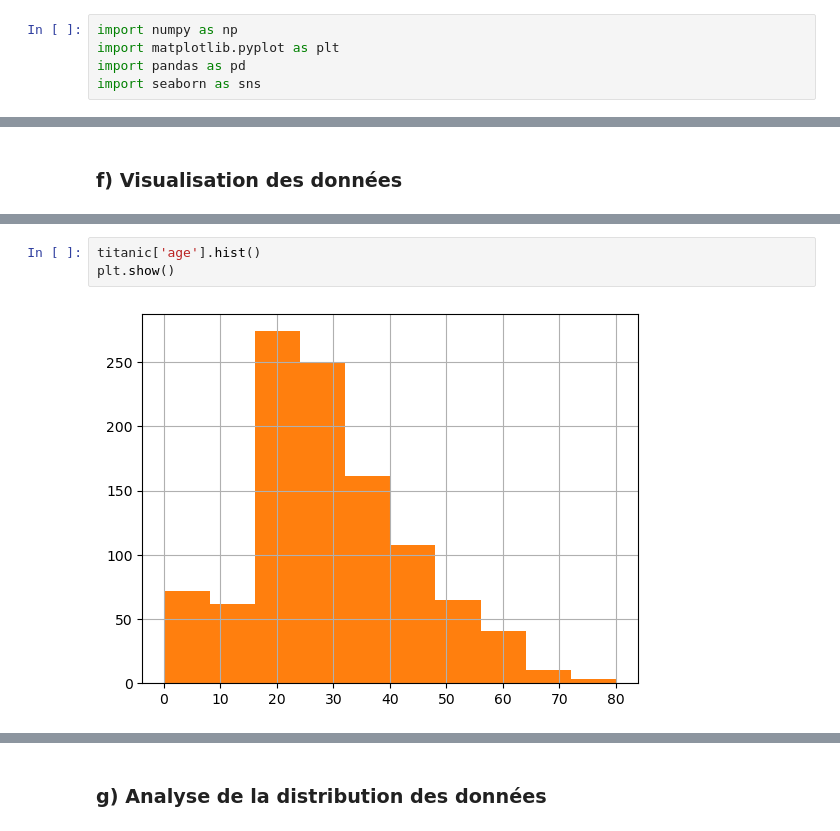
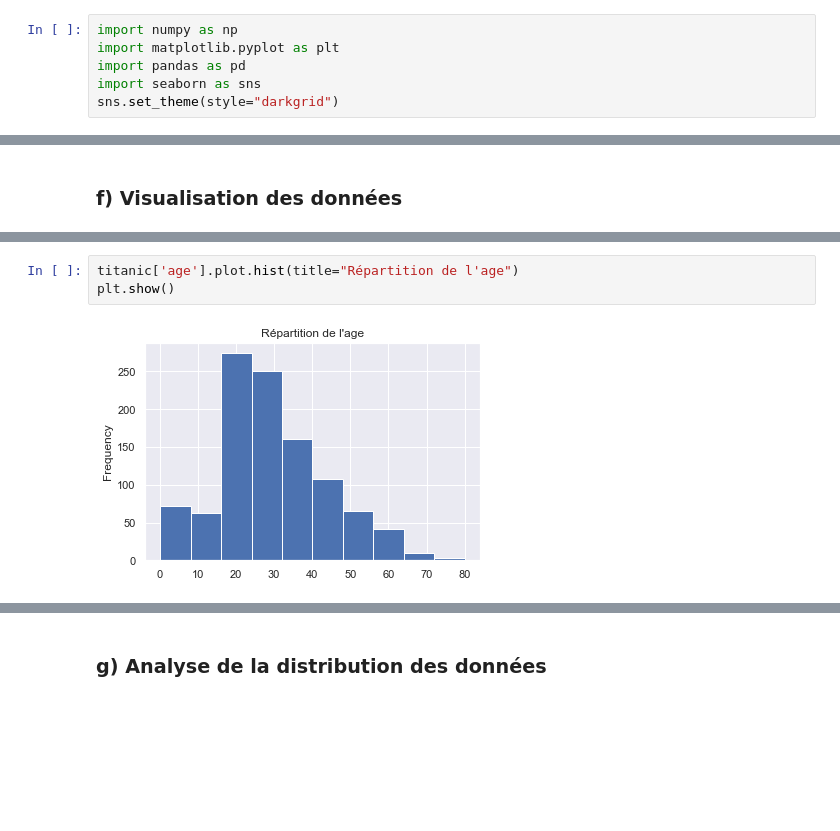
Before and after one commit to MohamedNennouche/Computer-Vision-with-Python, a Jupyter notebook: Seance 2/Seance2.ipynb, the cells around one changed output, grey strips where cells are left out. Cells and saved outputs as stored; diff of their text form; blank space fills up the shorter version.

```diff
--- a/Seance 2/Seance2.ipynb
+++ b/Seance 2/Seance2.ipynb
@@ -17,6 +17,7 @@ import numpy as np
 import matplotlib.pyplot as plt
 import pandas as pd
 import seaborn as sns
+sns.set_theme(style="darkgrid")
 # %% [markdown]
 ## 1. Numpy
 # %% [markdown]
@@ -721,8 +755,8 @@ plt.show()
 # %%
-titanic['age'].hist()
+titanic['age'].plot.hist(title="Répartition de l'age")
 plt.show()
 # %% [output]
-[figure, old version]
+[figure, new version]
 # %%
 plt.hist(titanic['age'])
 plt.show()
```
Also changed, not shown: parts of 37 cells of this notebook, 1 other file.
